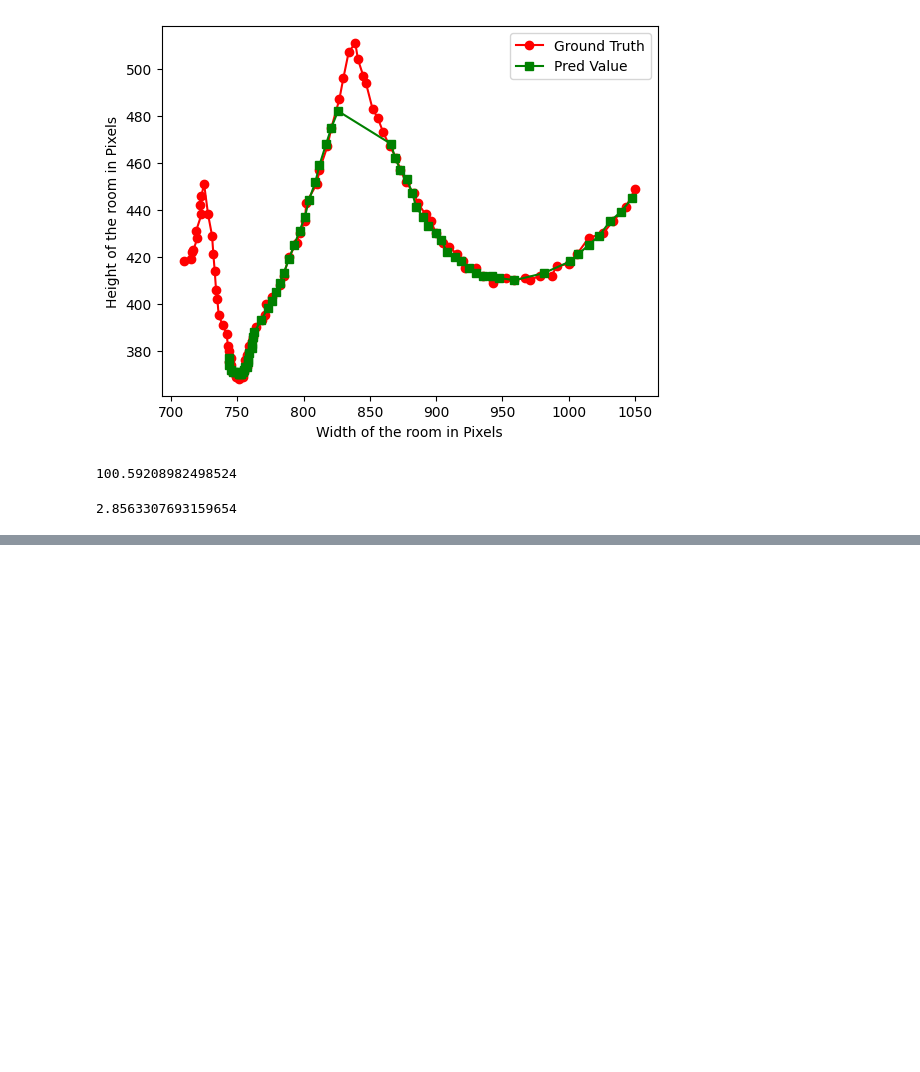
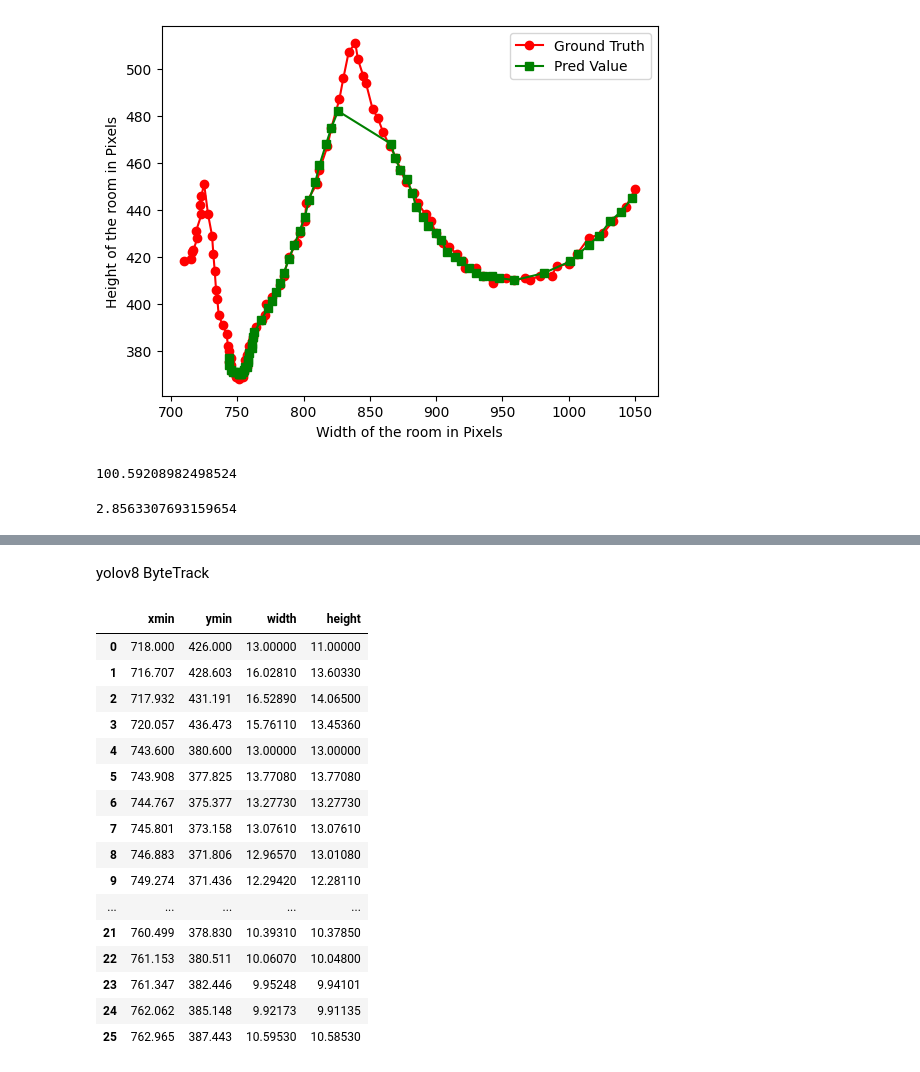
Before and after one commit to Prithviraj97/DisplacementError, a Jupyter notebook: TrackingResults.ipynb, the cells around one changed output, grey strips where cells are left out. Cells and saved outputs as stored; diff of their text form; code cells hidden in the pictures; blank space fills up the shorter version.

```diff
--- a/TrackingResults.ipynb
+++ b/TrackingResults.ipynb
@@ -152,0 +201,23 @@ print(error)
+# %% [markdown]
+yolov8 ByteTrack
+# %%
+df5 = pd.read_csv("img1248\TestVid2_bytetrack.csv")
+df5
+# %% [output]
+|  | xmin | ymin | width | height |
+| 0 | 718.000 | 426.000 | 13.00000 | 11.00000 |
+| 1 | 716.707 | 428.603 | 16.02810 | 13.60330 |
+| 2 | 717.932 | 431.191 | 16.52890 | 14.06500 |
+| 3 | 720.057 | 436.473 | 15.76110 | 13.45360 |
+| 4 | 743.600 | 380.600 | 13.00000 | 13.00000 |
+| 5 | 743.908 | 377.825 | 13.77080 | 13.77080 |
+| 6 | 744.767 | 375.377 | 13.27730 | 13.27730 |
+| 7 | 745.801 | 373.158 | 13.07610 | 13.07610 |
+| 8 | 746.883 | 371.806 | 12.96570 | 13.01080 |
+| 9 | 749.274 | 371.436 | 12.29420 | 12.28110 |
+| ... | ... | ... | ... | ... |
+| 21 | 760.499 | 378.830 | 10.39310 | 10.37850 |
+| 22 | 761.153 | 380.511 | 10.06070 | 10.04800 |
+| 23 | 761.347 | 382.446 | 9.95248 | 9.94101 |
+| 24 | 762.062 | 385.148 | 9.92173 | 9.91135 |
+| 25 | 762.965 | 387.443 | 10.59530 | 10.58530 |
```
Also changed, not shown: parts of 14 cells of this notebook.
